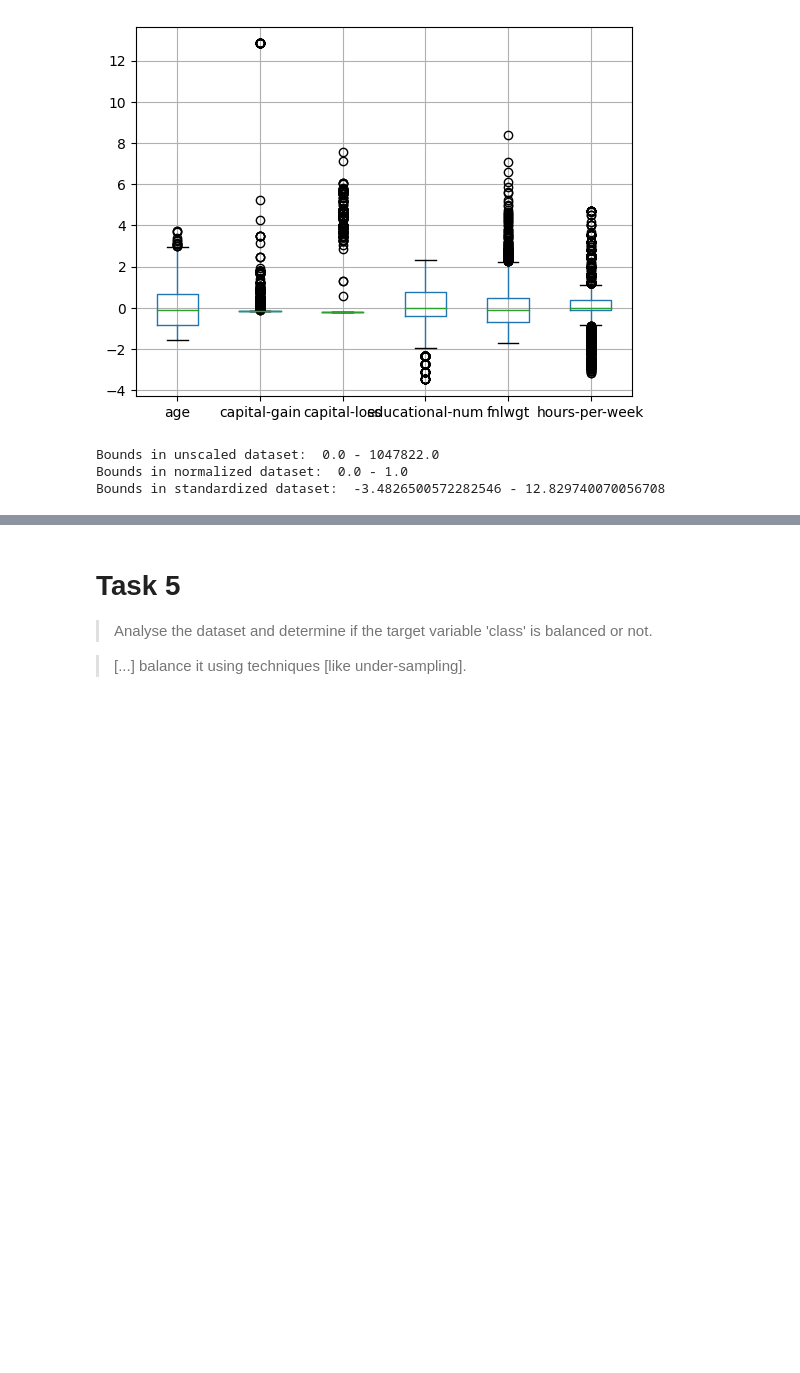
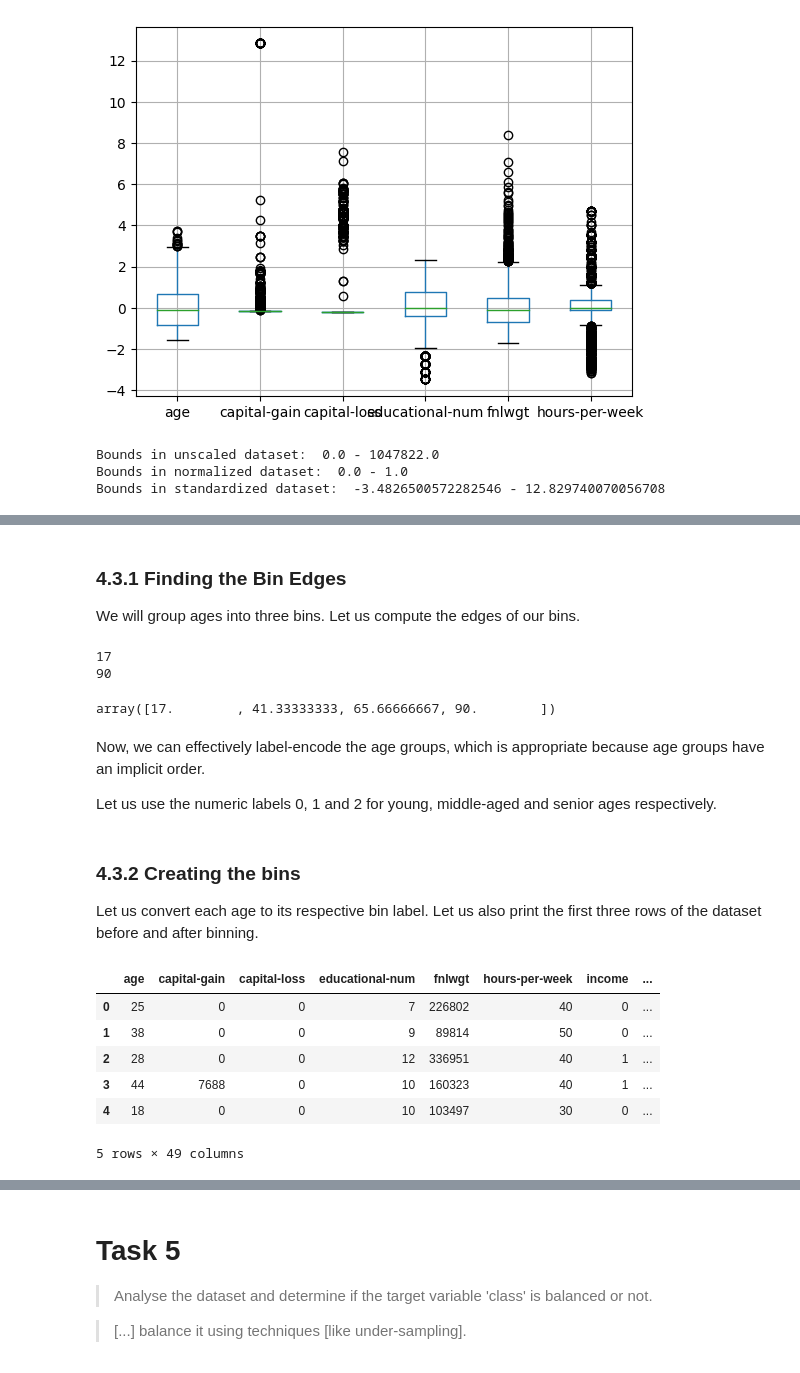
Before and after one commit to Jonson26/DSH-Pase2-Group1, a Jupyter notebook: Session2.ipynb, the cells around one changed output, grey strips where cells are left out. Cells and saved outputs as stored; diff of their text form; code cells hidden in the pictures; blank space fills up the shorter version.

```diff
--- a/Session2.ipynb
+++ b/Session2.ipynb
@@ -489,0 +567,5 @@ The code below is not functional as of now
+# %%
+# Make a copy
+df_old = df.copy()
+# Winsorize "hours-per-week"
+df['hours-per-week'] = winsorize(df_old['hours-per-week'], limits=(0.09, 0.03))
@@ -489,0 +596,22 @@ The code below is not functional as of now
+# %% [markdown]
+### 4.3.1 Finding the Bin Edges
+
+We will group ages into three bins. Let us compute the edges of our bins.
+# %%
+# Make a copy
+df_old = df.copy()
+# Print age range and output 4 equally distanced values within the range
+minAge = df['age'].min()
+print(minAge)
+maxAge = df['age'].max()
+print(maxAge)
+bins = np.linspace(minAge,maxAge,4)
+bins
+# %% [output]
+17
+90
+array([17.        , 41.33333333, 65.66666667, 90.        ])
+# %% [markdown]
+Now, we can effectively label-encode the age groups, which is appropriate because age groups have an implicit order.
+
+Let us use the numeric labels 0, 1 and 2 for young, middle-aged and senior ages respectively.
@@ -489,0 +621,15 @@ The code below is not functional as of now
+# %% [markdown]
+### 4.3.2 Creating the bins
+
+Let us convert each age to its respective bin label. Let us also print the first three rows of the dataset before and after binning.
+# %%
+# Output the Dataframe without Bins
+df_old.head()
+# %% [output]
+|  | age | capital-gain | capital-loss | educational-num | fnlwgt | hours-per-week | income | ... |
+| 0 | 25 | 0 | 0 | 7 | 226802 | 40 | 0 | ... |
+| 1 | 38 | 0 | 0 | 9 | 89814 | 50 | 0 | ... |
+| 2 | 28 | 0 | 0 | 12 | 336951 | 40 | 1 | ... |
+| 3 | 44 | 7688 | 0 | 10 | 160323 | 40 | 1 | ... |
+| 4 | 18 | 0 | 0 | 10 | 103497 | 30 | 0 | ... |
+5 rows × 49 columns
```
Also changed, not shown: parts of 39 cells of this notebook.
